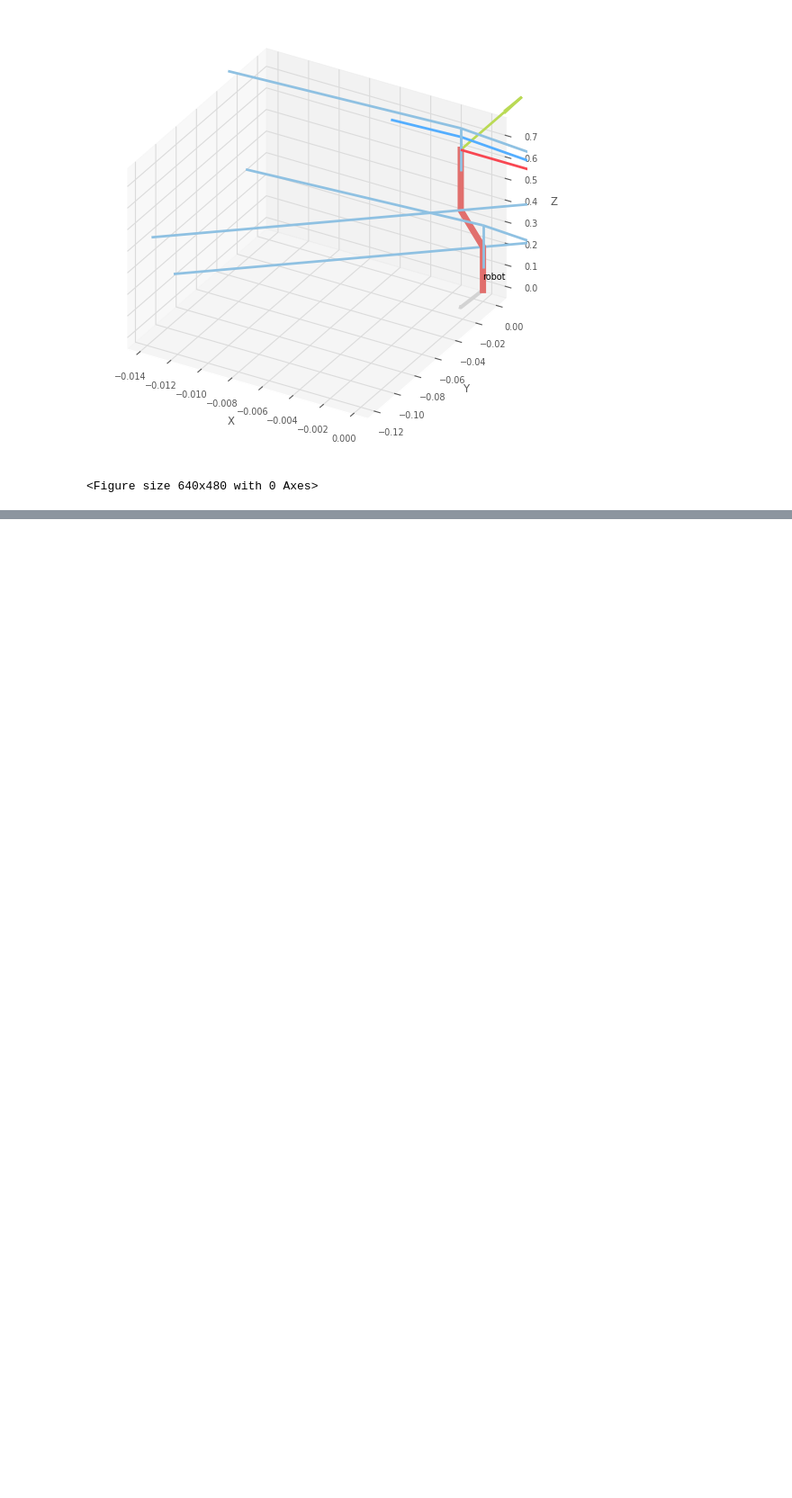
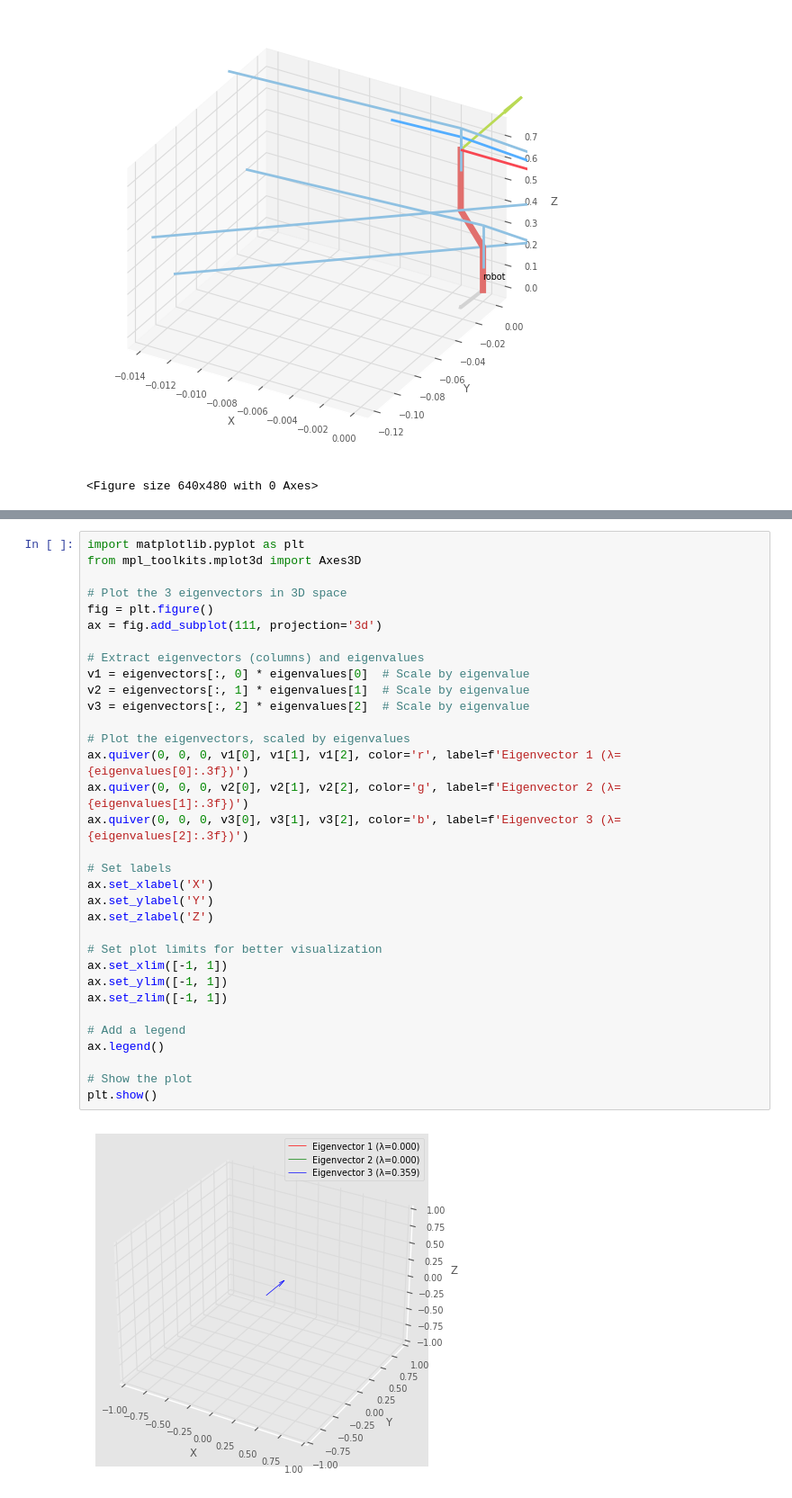
Before and after one commit to ChayaninNapia/FUN4_6509, a Jupyter notebook: src/example_description/scripts/robot_toolbox.ipynb, the cells around one changed output, grey strips where cells are left out. Shown at 90% size. Drawn from its saved outputs; the diff is of its cells as text; blank space fills up the shorter version.

```diff
--- a/src/example_description/scripts/robot_toolbox.ipynb
+++ b/src/example_description/scripts/robot_toolbox.ipynb
@@ -201,0 +253,35 @@ New Task Space (End-Effector Pose) After Applying Delta q:
+# %%
+import matplotlib.pyplot as plt
+from mpl_toolkits.mplot3d import Axes3D
+
+# Plot the 3 eigenvectors in 3D space
+fig = plt.figure()
+ax = fig.add_subplot(111, projection='3d')
+
+# Extract eigenvectors (columns) and eigenvalues
+v1 = eigenvectors[:, 0] * eigenvalues[0]  # Scale by eigenvalue
+v2 = eigenvectors[:, 1] * eigenvalues[1]  # Scale by eigenvalue
+v3 = eigenvectors[:, 2] * eigenvalues[2]  # Scale by eigenvalue
+
+# Plot the eigenvectors, scaled by eigenvalues
+ax.quiver(0, 0, 0, v1[0], v1[1], v1[2], color='r', label=f'Eigenvector 1 (λ={eigenvalues[0]:.3f})')
+ax.quiver(0, 0, 0, v2[0], v2[1], v2[2], color='g', label=f'Eigenvector 2 (λ={eigenvalues[1]:.3f})')
+ax.quiver(0, 0, 0, v3[0], v3[1], v3[2], color='b', label=f'Eigenvector 3 (λ={eigenvalues[2]:.3f})')
+
+# Set labels
+ax.set_xlabel('X')
+ax.set_ylabel('Y')
+ax.set_zlabel('Z')
+
+# Set plot limits for better visualization
+ax.set_xlim([-1, 1])
+ax.set_ylim([-1, 1])
+ax.set_zlim([-1, 1])
+
+# Add a legend
+ax.legend()
+
+# Show the plot
+plt.show()
+# %% [output]
+[figure, added]
```
Also changed, not shown: parts of 4 cells of this notebook.
